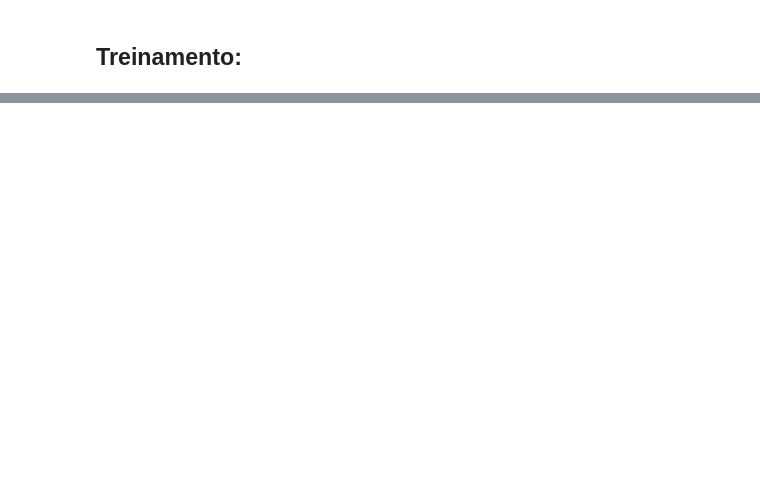
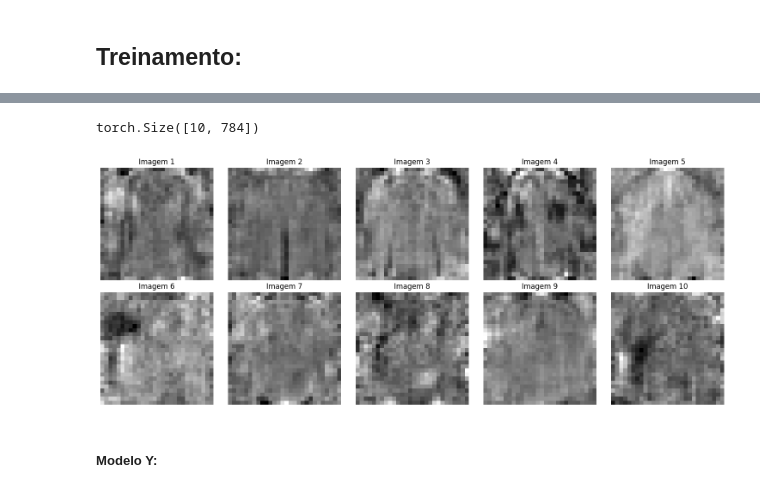
Before and after one commit to Od4ir/ML-Convolutional_Neural_Network, a Jupyter notebook: MLP.ipynb, the cells around one changed output, grey strips where cells are left out. Saved outputs shown, nothing was run; the diff lists cells and outputs as text; code cells hidden in the pictures; blank space fills up the shorter version.

Commit message:
Atualizações nos JN de MLP e CNN, implementação de novos modelos

```diff
--- a/MLP.ipynb
+++ b/MLP.ipynb
@@ -175,0 +133,17 @@ class MLP(nn.Module):
+# %%
+class MLP_Modelo_X(nn.Module):
+    def __init__(self, tamanho_entrada, tamanho_saida):
+        super(MLP_Modelo_X, self).__init__()
+        self.camada_1 = nn.Linear(tamanho_entrada, 128)
+        self.camada_2 = nn.Linear(128, 64)
+        self.camada_saida = nn.Linear(64, tamanho_saida)
+        self.func_ativacao = nn.ReLU()
+        self.softmax = nn.Softmax(dim=1)
+
+    def forward(self, X):
+        X = X.view(X.size(0), -1)
+        X = self.func_ativacao(self.camada_1(X))
+        X = self.func_ativacao(self.camada_2(X))
+        X = self.camada_saida(X)
+        X = self.softmax(X)
+        return X
@@ -243,8 +219,6 @@ Modelo 2:
 # %%
-def plot_vetores_de_peso(modelo, dimensao = 84):
-    aux = modelo.camada3.weight @ modelo.camada2.weight
-    aux = aux @ modelo.camada1.weight
-    aux = aux.view(10, dimensao, dimensao)
+def plot_vetores_peso(vetores_peso, dimensao=28):
+    aux = vetores_peso.view(10, dimensao, dimensao)
 
     fig, axes = plt.subplots(2, 5, figsize=(15, 6))
     for i in range(10):
@@ -255,7 +229,3 @@ def plot_vetores_de_peso(modelo, dimensao = 84):
 
     plt.tight_layout()
     plt.show()
-
-
-plot_vetores_de_peso(modelo1)
-plot_vetores_de_peso(modelo2)
@@ -305,0 +307,4 @@ plot_vetores_de_peso(modelo4, dimensao=28)
+# %%
+modelo_x_a = MLP_Modelo_X(28 * 28, 10).to('cuda')
+perda_x = nn.CrossEntropyLoss()
+otimizador_x_a = torch.optim.Adam(modelo_x_a.parameters(), lr=0.001)
@@ -305,0 +335,9 @@ plot_vetores_de_peso(modelo4, dimensao=28)
+# %%
+modelo_x_a.cpu()
+vetores_peso = modelo_x_a.camada_saida.weight @ modelo_x_a.camada_2.weight
+vetores_peso = vetores_peso @ modelo_x_a.camada_1.weight
+print(vetores_peso.shape)
+plot_vetores_peso(vetores_peso)
+# %% [output]
+torch.Size([10, 784])
+[figure, added]
@@ -305,0 +347,2 @@ plot_vetores_de_peso(modelo4, dimensao=28)
+# %% [markdown]
+##### Modelo Y:
```
Also changed, not shown: parts of 95 cells of this notebook, 5 other files.
